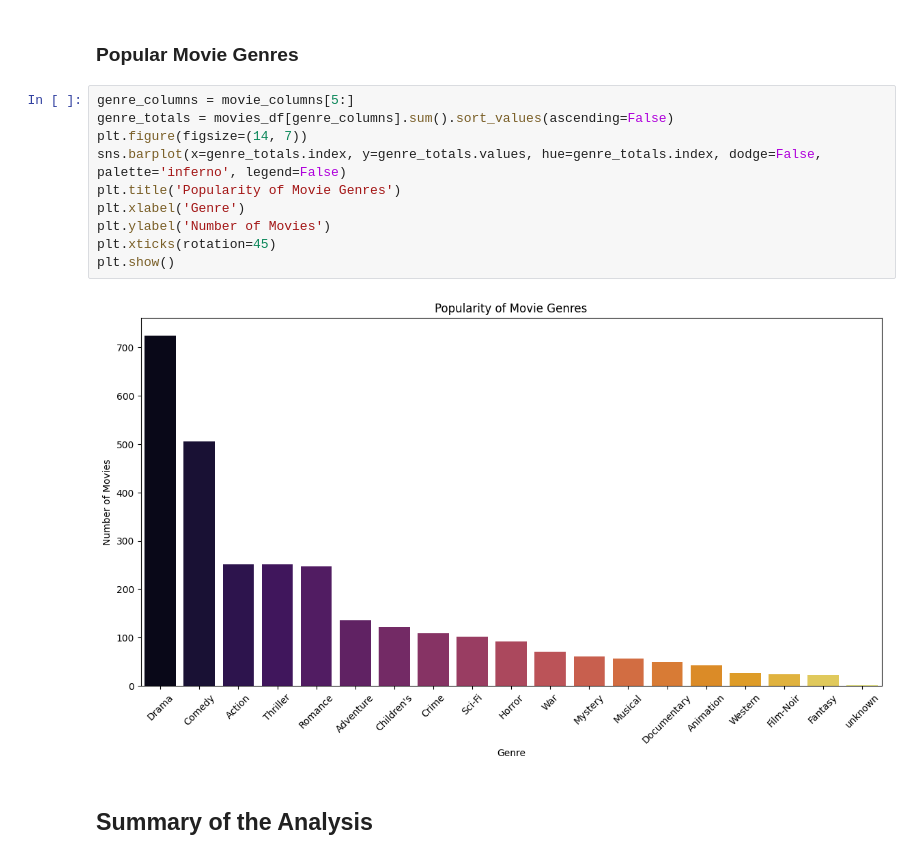
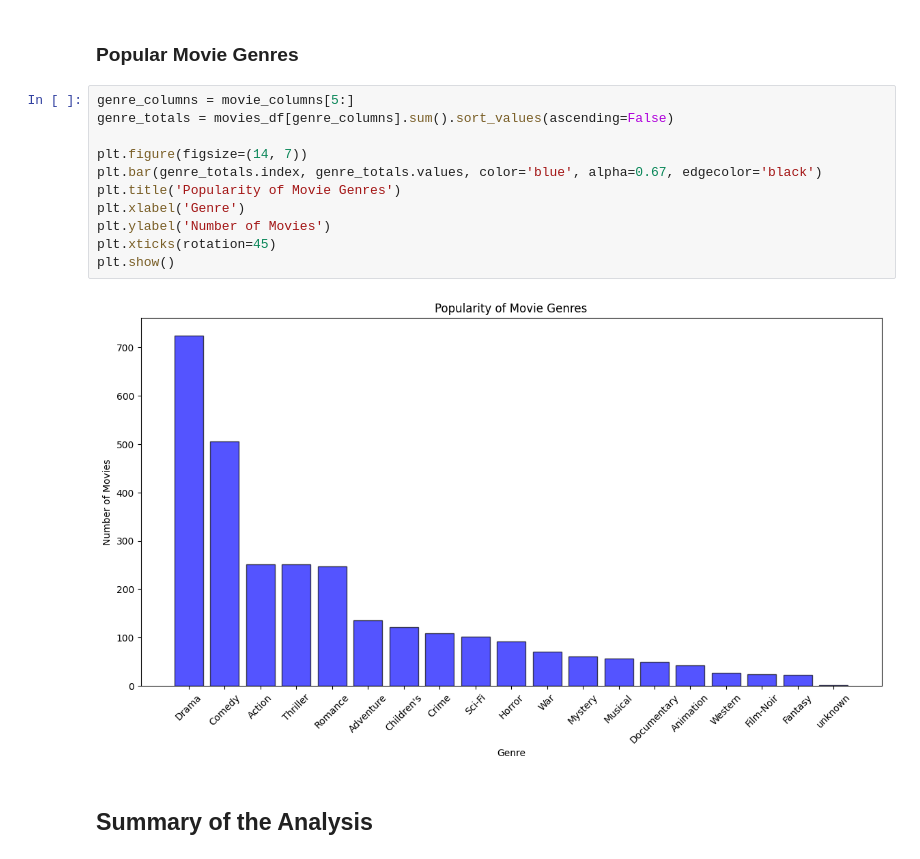
Before and after one commit to moOritzl/bachelorpraktikum-applied-machine-learning, a Jupyter notebook: Week_08/Recommender_Systems_Matrix_Factorization.ipynb, the cells around one changed output. Saved outputs shown, nothing was run; the diff lists cells and outputs as text.

```diff
--- a/Week_08/Recommender_Systems_Matrix_Factorization.ipynb
+++ b/Week_08/Recommender_Systems_Matrix_Factorization.ipynb
@@ -219,14 +219,15 @@ plt.show()
 # %%
 genre_columns = movie_columns[5:]
 genre_totals = movies_df[genre_columns].sum().sort_values(ascending=False)
+
 plt.figure(figsize=(14, 7))
-sns.barplot(x=genre_totals.index, y=genre_totals.values, hue=genre_totals.index, dodge=False, palette='inferno', legend=False)
+plt.bar(genre_totals.index, genre_totals.values, color='blue', alpha=0.67, edgecolor='black')
 plt.title('Popularity of Movie Genres')
 plt.xlabel('Genre')
 plt.ylabel('Number of Movies')
 plt.xticks(rotation=45)
 plt.show()
 # %% [output]
-[figure, old version]
+[figure, new version]
 # %% [markdown]
 ## Summary of the Analysis
```
Also changed, not shown: parts of 12 cells of this notebook, 1 other file.
